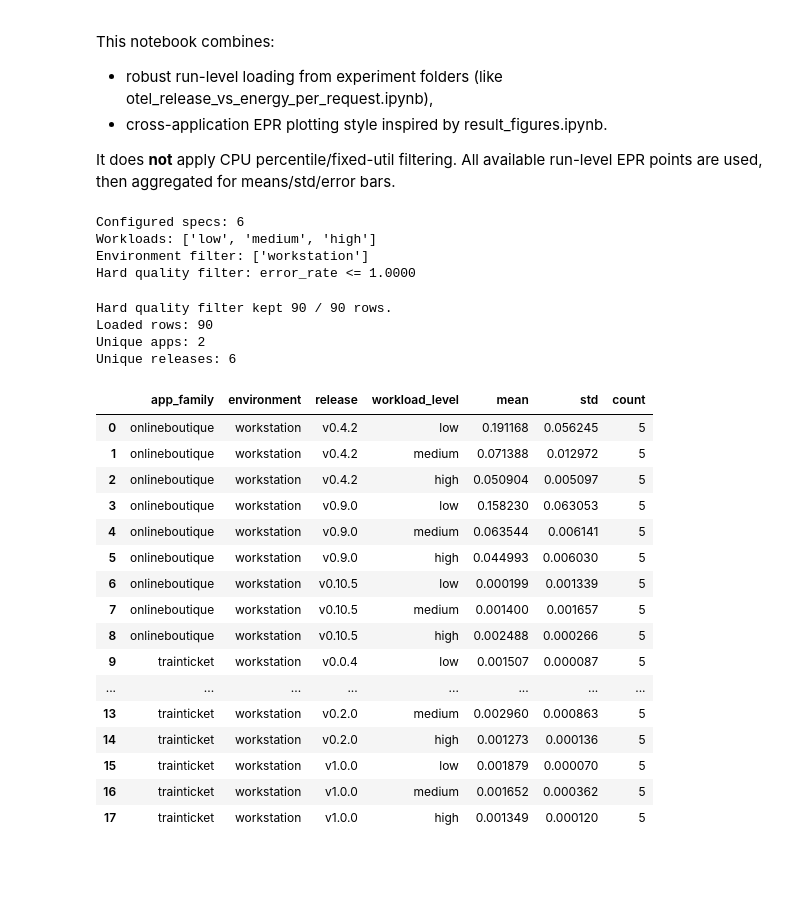
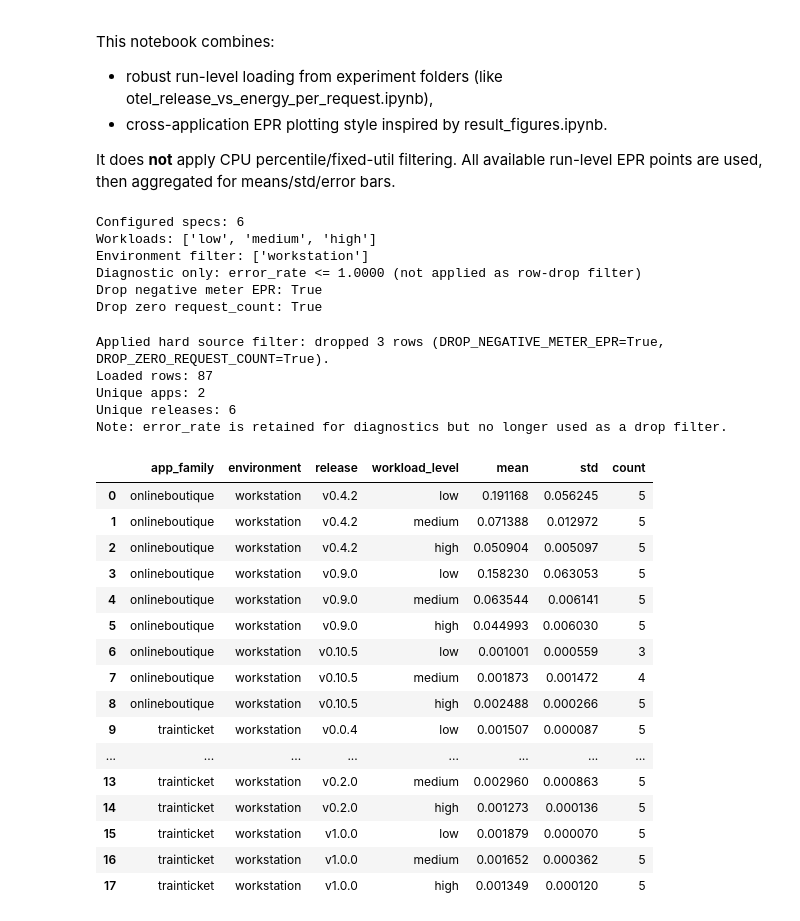
Before and after one commit to eoanodea/EnergyBenchMS, a Jupyter notebook: visualizations/epr_multiapp_from_experiment_folders.ipynb, the cells around one changed output. Drawn from its saved outputs; the diff is of its cells as text; code cells hidden in the pictures; blank space fills up the shorter version.

```diff
--- a/visualizations/epr_multiapp_from_experiment_folders.ipynb
+++ b/visualizations/epr_multiapp_from_experiment_folders.ipynb
@@ -94,11 +94,15 @@ WORKLOAD_ORDER = ['low', 'medium', 'high']
 WORKLOAD_FILTER = ['low', 'medium', 'high']
 ENV_FILTER = ['workstation']
 
-# Run-quality filter
+# Diagnostic only (not used for dropping rows in current pipeline).
 MAX_ERROR_RATE = 1.000
 
 # Optional explicit run exclusions (iteration token only or workload/iteration token)
 EXCLUDED_ITERATIONS = []
+
+# Hard data-source filter toggles
+DROP_NEGATIVE_METER_EPR = True
+DROP_ZERO_REQUEST_COUNT = True
 
 # Which workload to use in the stacked multi-application release comparison
 STACKED_WORKLOAD = 'medium'
@@ -118,12 +122,16 @@ for spec in EXPERIMENT_SPECS:
 print('Configured specs:', len(EXPERIMENT_SPECS))
 print('Workloads:', WORKLOAD_FILTER)
 print('Environment filter:', ENV_FILTER)
-print(f'Hard quality filter: error_rate <= {float(MAX_ERROR_RATE):.4f}')
+print(f'Diagnostic only: error_rate <= {float(MAX_ERROR_RATE):.4f} (not applied as row-drop filter)')
+print('Drop negative meter EPR:', bool(DROP_NEGATIVE_METER_EPR))
+print('Drop zero request_count:', bool(DROP_ZERO_REQUEST_COUNT))
 # %% [output]
 Configured specs: 6
 Workloads: ['low', 'medium', 'high']
 Environment filter: ['workstation']
-Hard quality filter: error_rate <= 1.0000
+Diagnostic only: error_rate <= 1.0000 (not applied as row-drop filter)
+Drop negative meter EPR: True
+Drop zero request_count: True
 # %%
 def extract_json_object_after_marker(text: str, marker: str) -> dict:
     marker_idx = text.find(marker)
@@ -249,7 +257,22 @@ for spec in EXPERIMENT_SPECS:
 
             run_name = str(run.get('name', ''))
             iteration_name = extract_iteration_name(run_name)
-            epr_j = choose_epr_j(run)
+
+            meter_epr_j = pd.to_numeric(run.get('meter_energy_per_request_joules'), errors='coerce')
+            model_epr_j = pd.to_numeric(run.get('energy_per_request'), errors='coerce')
+            epr_j = meter_epr_j if pd.notna(meter_epr_j) else model_epr_j
+
+            request_count = pd.to_numeric(run.get('requests'), errors='coerce')
+            if pd.isna(request_count):
+                request_count = pd.to_numeric(run.get('request_count'), errors='coerce')
+            if pd.isna(request_count):
+                request_count = pd.to_numeric(run.get('total_requests'), errors='coerce')
+            if pd.isna(request_count):
+                request_count = pd.to_numeric(run.get('successful_requests'), errors='coerce')
+            if pd.isna(request_count):
+                request_count = pd.to_numeric(run.get('num_requests'), errors='coerce')
+            if pd.isna(request_count):
+                request_count = pd.to_numeric(run.get('num_requests_total'), errors='coerce')
 
             rows.append({
                 'app_family': app,
@@ -260,7 +283,10 @@ for spec in EXPERIMENT_SPECS:
                 'run_name': run_name,
                 'iteration_name': iteration_name,
                 'error_rate': pd.to_numeric(run.get('error_rate'), errors='coerce'),
+                'meter_epr_j': meter_epr_j,
+                'model_epr_j': model_epr_j,
                 'epr_j': pd.to_numeric(epr_j, errors='coerce'),
+                'request_count': pd.to_numeric(request_count, errors='coerce'),
             })
 
 runs_df = pd.DataFrame(rows)
@@ -277,10 +303,26 @@ if excluded_tokens:
     runs_df = runs_df[~runs_df['iteration_name'].astype(str).isin(excluded_tokens)].copy()
     print(f'Explicit iteration exclusion dropped {before - len(runs_df)} rows.')
 
-keep_error = pd.to_numeric(runs_df['error_rate'], errors='coerce').le(float(MAX_ERROR_RATE)).fillna(False)
-before_err = len(runs_df)
-runs_df = runs_df[keep_error].copy()
-print(f'Hard quality filter kept {len(runs_df)} / {before_err} rows.')
+# Hard filter controls (set in the config cell).
+meter_negative = pd.to_numeric(runs_df['meter_epr_j'], errors='coerce').lt(0).fillna(False)
+request_zero = pd.to_numeric(runs_df['request_count'], errors='coerce').eq(0).fillna(False)
+
+drop_neg_meter = bool(globals().get('DROP_NEGATIVE_METER_EPR', True))
+drop_zero_req = bool(globals().get('DROP_ZERO_REQUEST_COUNT', True))
+
+drop_mask = pd.Series(False, index=runs_df.index)
+if drop_neg_meter:
+    drop_mask = drop_mask | meter_negative
+if drop_zero_req:
+    drop_mask = drop_mask | request_zero
+
+before_hard = len(runs_df)
+runs_df = runs_df[~drop_mask].copy()
+print(
+    'Applied hard source filter: '
+    f'dropped {before_hard - len(runs_df)} rows '
+    f'(DROP_NEGATIVE_METER_EPR={drop_neg_meter}, DROP_ZERO_REQUEST_COUNT={drop_zero_req}).'
+)
 
 runs_df = runs_df.dropna(subset=['epr_j'])
 if runs_df.empty:
@@ -295,37 +337,39 @@ if APP_ORDER:
     app_order = list(APP_ORDER)
 else:
     app_order = sorted(runs_df['app_family'].astype(str).unique().tolist())
 
 runs_df['release'] = pd.Categorical(runs_df['release'], categories=rel_order, ordered=True)
 runs_df['app_family'] = pd.Categorical(runs_df['app_family'], categories=app_order, ordered=True)
 runs_df['workload_level'] = pd.Categorical(runs_df['workload_level'], categories=WORKLOAD_ORDER, ordered=True)
 
 summary = (
     runs_df.groupby(['app_family', 'environment', 'release', 'workload_level'], observed=True)['epr_j']
     .agg(['mean', 'std', 'count'])
     .reset_index()
     .sort_values(['app_family', 'environment', 'release', 'workload_level'])
     .reset_index(drop=True)
 )
 
 print('Loaded rows:', len(runs_df))
 print('Unique apps:', runs_df['app_family'].astype(str).nunique())
 print('Unique releases:', runs_df['release'].astype(str).nunique())
+print('Note: error_rate is retained for diagnostics but no longer used as a drop filter.')
 display(summary.round(8))
 # %% [output]
-Hard quality filter kept 90 / 90 rows.
-Loaded rows: 90
+Applied hard source filter: dropped 3 rows (DROP_NEGATIVE_METER_EPR=True, DROP_ZERO_REQUEST_COUNT=True).
+Loaded rows: 87
 Unique apps: 2
 Unique releases: 6
+Note: error_rate is retained for diagnostics but no longer used as a drop filter.
 |  | app_family | environment | release | workload_level | mean | std | count |
 | 0 | onlineboutique | workstation | v0.4.2 | low | 0.191168 | 0.056245 | 5 |
 | 1 | onlineboutique | workstation | v0.4.2 | medium | 0.071388 | 0.012972 | 5 |
 | 2 | onlineboutique | workstation | v0.4.2 | high | 0.050904 | 0.005097 | 5 |
 | 3 | onlineboutique | workstation | v0.9.0 | low | 0.158230 | 0.063053 | 5 |
 | 4 | onlineboutique | workstation | v0.9.0 | medium | 0.063544 | 0.006141 | 5 |
 | 5 | onlineboutique | workstation | v0.9.0 | high | 0.044993 | 0.006030 | 5 |
-| 6 | onlineboutique | workstation | v0.10.5 | low | 0.000199 | 0.001339 | 5 |
-| 7 | onlineboutique | workstation | v0.10.5 | medium | 0.001400 | 0.001657 | 5 |
+| 6 | onlineboutique | workstation | v0.10.5 | low | 0.001001 | 0.000559 | 3 |
+| 7 | onlineboutique | workstation | v0.10.5 | medium | 0.001873 | 0.001472 | 4 |
 | 8 | onlineboutique | workstation | v0.10.5 | high | 0.002488 | 0.000266 | 5 |
 | 9 | trainticket | workstation | v0.0.4 | low | 0.001507 | 0.000087 | 5 |
 | ... | ... | ... | ... | ... | ... | ... | ... |
```
Also changed, not shown: parts of 2 cells of this notebook, 4 other files.
